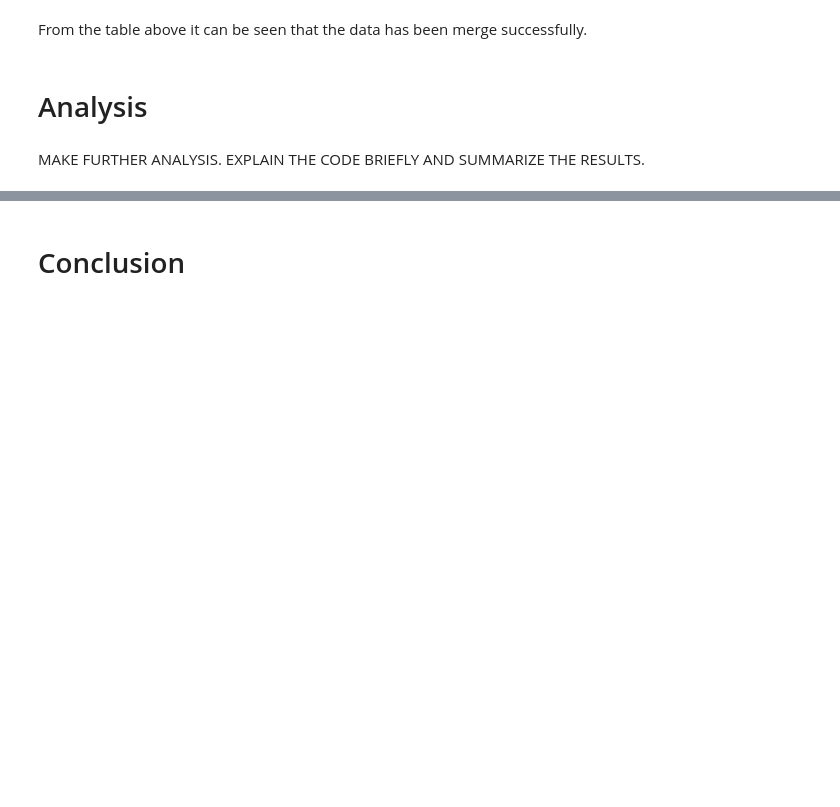
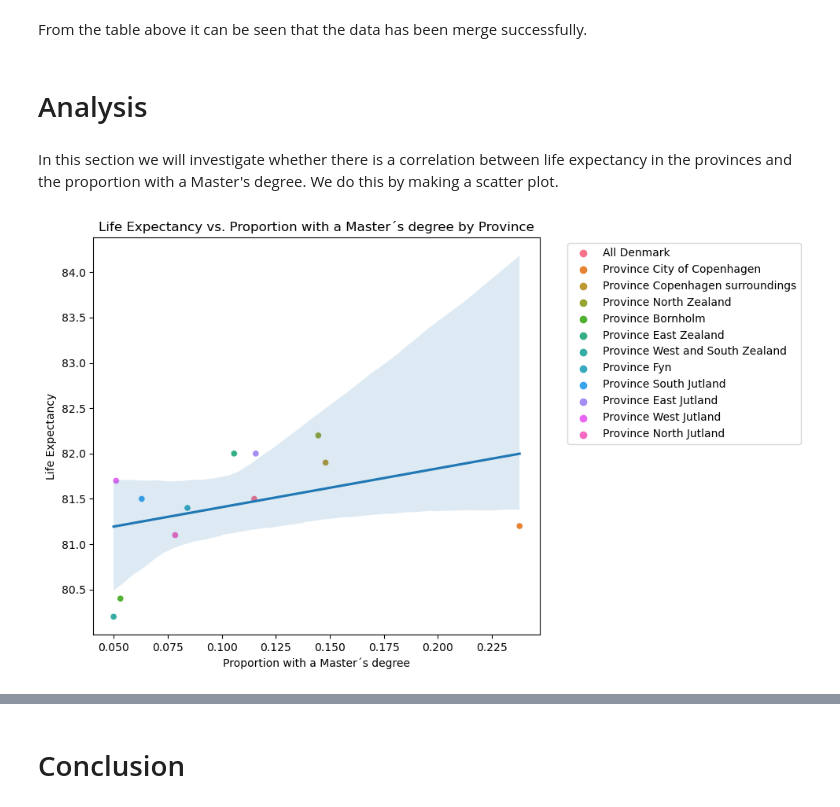
Before and after one commit to NumEconCopenhagen/projects-2024-sarah-og-pernille, a Jupyter notebook: dataproject/dataproject.ipynb, the cells around one changed output, grey strips where cells are left out. Saved outputs shown, nothing was run; the diff lists cells and outputs as text; code cells hidden in the pictures; blank space fills up the shorter version.

```diff
--- a/dataproject/dataproject.ipynb
+++ b/dataproject/dataproject.ipynb
@@ -397,5 +398,24 @@ display(education_with_hisb77)
 From the table above it can be seen that the data has been merge successfully.
 # %% [markdown]
 # Analysis
-# %% [markdown]
-MAKE FURTHER ANALYSIS. EXPLAIN THE CODE BRIEFLY AND SUMMARIZE THE RESULTS.
+# %% [markdown]
+In this section we will investigate whether there is a correlation between life expectancy in the provinces and the proportion with a Master's degree. We do this by making a scatter plot.
+# %%
+# Create scatter plot with seaborn
+plt.figure(figsize=(10, 6))
+sns.scatterplot(data=education_with_hisb77, x='Proportion with a Master´s degree', y='Life expectancy', hue='Province')
+
+# Add trendline
+sns.regplot(data=education_with_hisb77, x='Proportion with a Master´s degree', y='Life expectancy', scatter=False)
+
+# Set title and labels
+plt.title('Life Expectancy and Proportion with a Master´s degree by Province')
+plt.xlabel('Proportion with a Master´s degree')
+plt.ylabel('Life Expectancy')
+
+# Show plot
+plt.legend(bbox_to_anchor=(1.05, 1), loc='upper left')
+plt.tight_layout()
+plt.show()
+# %% [output]
+[figure, added]
```
Also changed, not shown: parts of 3 cells of this notebook.
